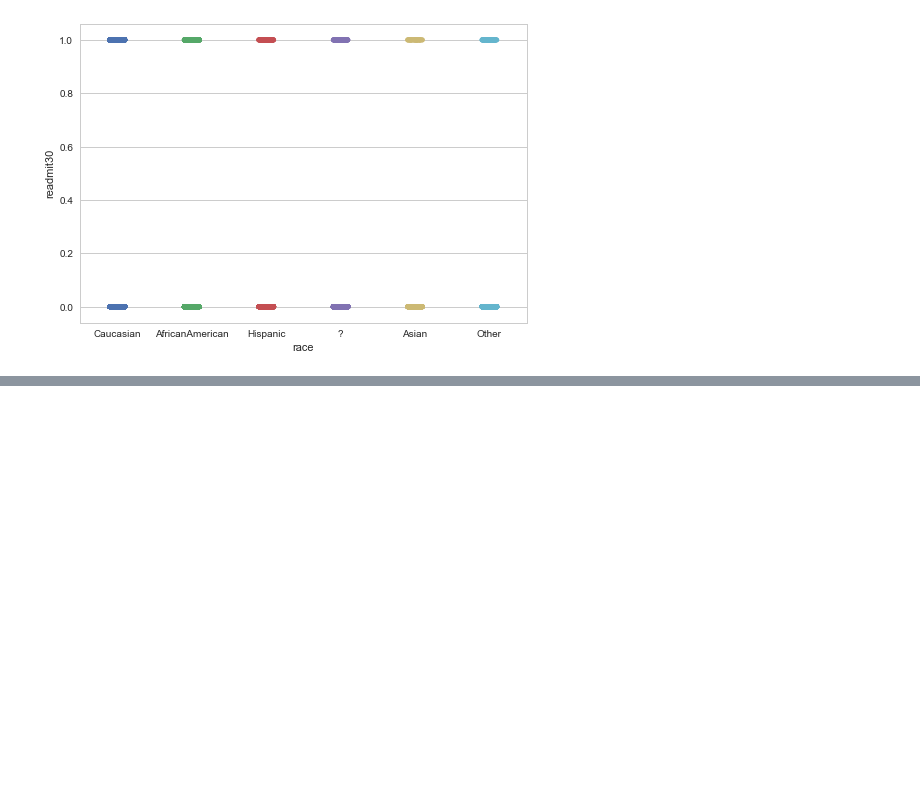
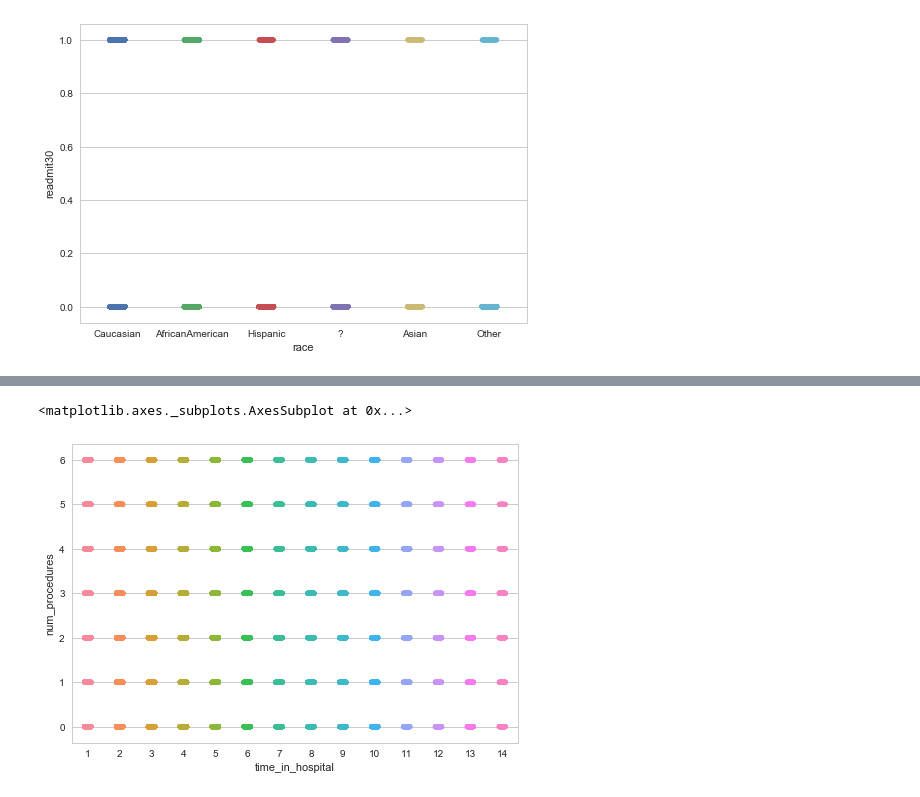
Before and after one commit to AOlden/sb-projects, a Jupyter notebook: diabetes_readmission/exploratory_analysis_diabetes_readmission.ipynb, the cells around one changed output, grey strips where cells are left out. Saved outputs shown, nothing was run; the diff lists cells and outputs as text; code cells hidden in the pictures; blank space fills up the shorter version.

```diff
--- a/diabetes_readmission/exploratory_analysis_diabetes_readmission.ipynb
+++ b/diabetes_readmission/exploratory_analysis_diabetes_readmission.ipynb
@@ -123,0 +100,6 @@ list(to_NaN)
+# %%
+#check time in hospital vs. number of procedures -- no evidence of dependence
+sns.stripplot(x = 'time_in_hospital', y = 'num_procedures', data = to_NaN, jitter = True)
+# %% [output]
+<matplotlib.axes._subplots.AxesSubplot at 0x...>
+[figure, added]
```
Also changed, not shown: parts of 12 cells of this notebook.
